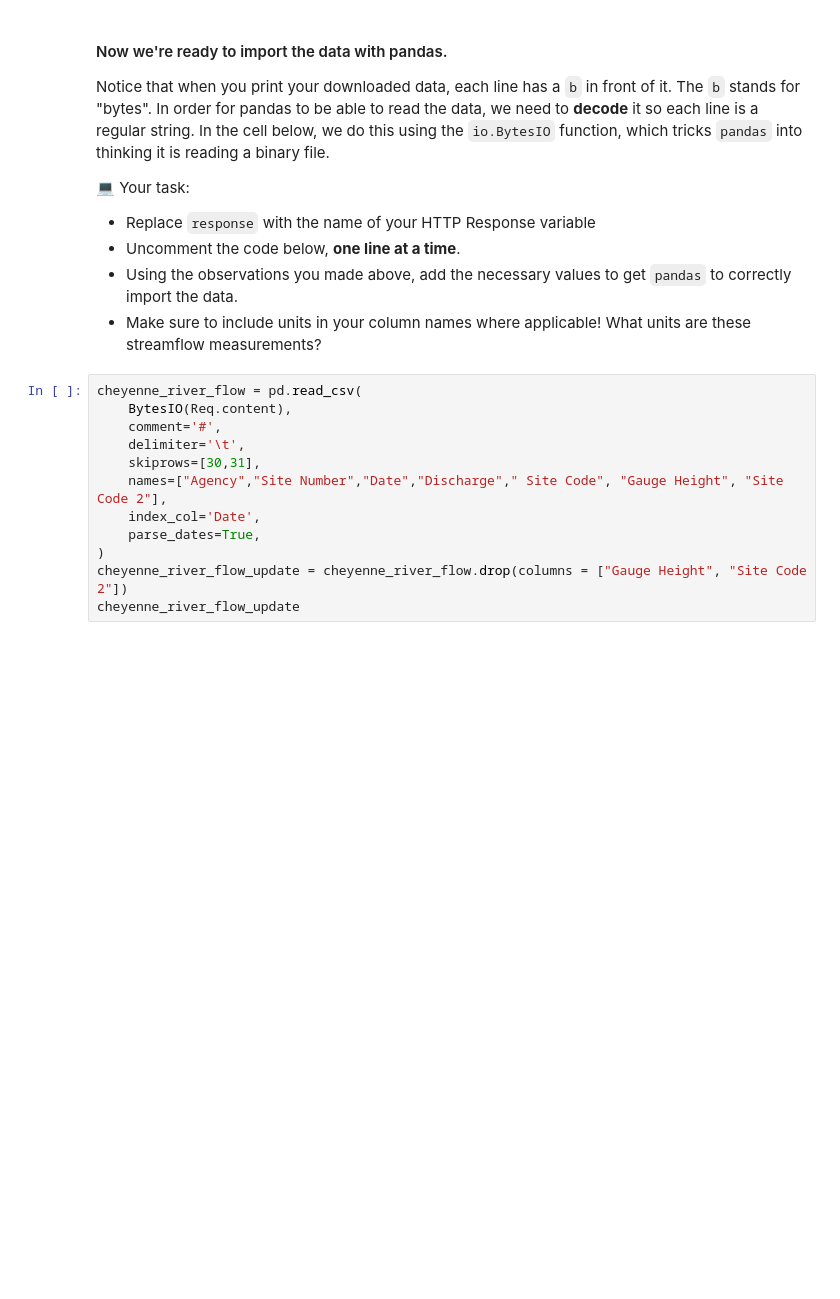
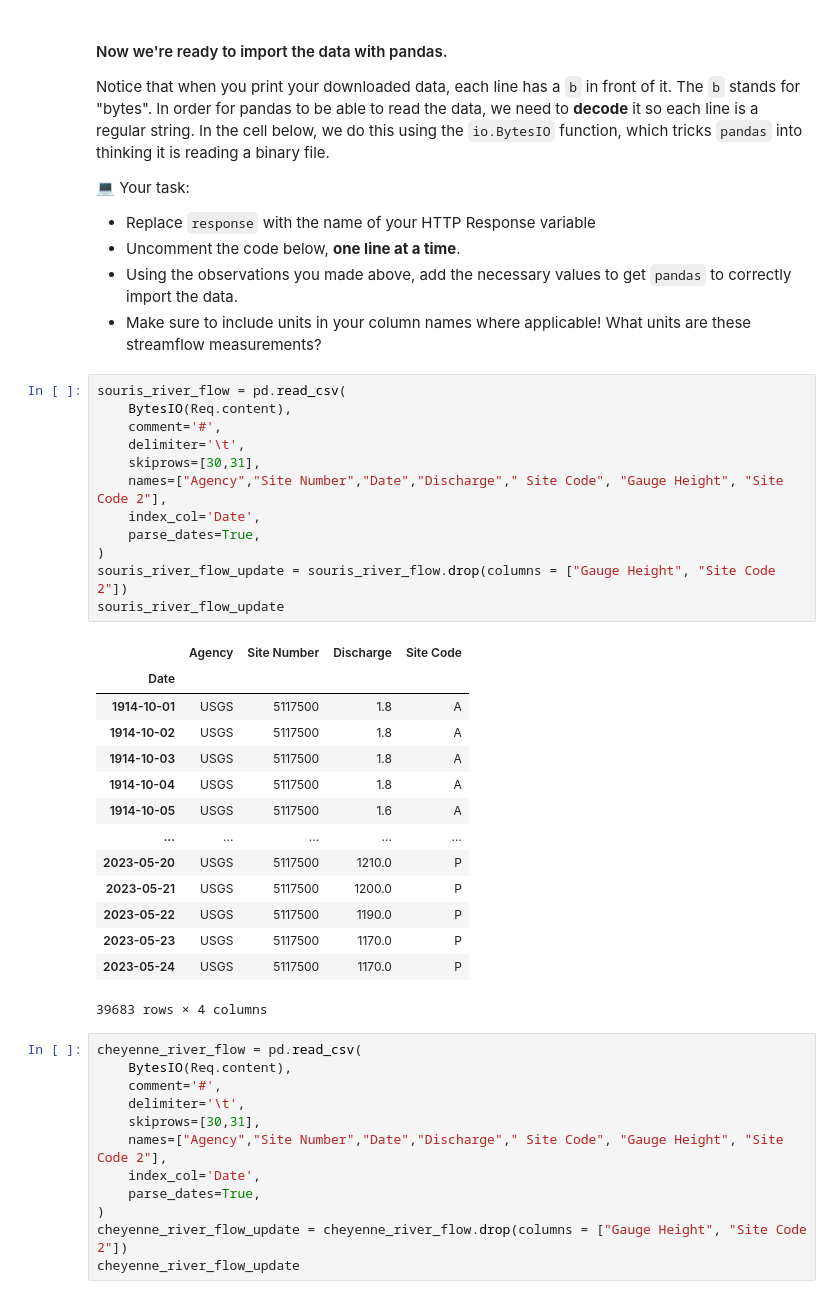
Before and after one commit to TrisDavis/time-series-data-TrisDavis, a Jupyter notebook: stars-02-time-series.ipynb, the cells around one changed output. Drawn from its saved outputs; the diff is of its cells as text; blank space fills up the shorter version.

```diff
--- a/stars-02-time-series.ipynb
+++ b/stars-02-time-series.ipynb
@@ -292,6 +292,33 @@ Notice that when you print your downloaded data, each line has a `b` in front of
   * Uncomment the code below, **one line at a time**.
   * Using the observations you made above, add the necessary values to get `pandas` to correctly import the data.
   * Make sure to include units in your column names where applicable! What units are these streamflow measurements?
+# %%
+souris_river_flow = pd.read_csv(
+    BytesIO(Req.content),
+    comment='#',
+    delimiter='\t',
+    skiprows=[30,31],
+    names=["Agency","Site Number","Date","Discharge"," Site Code", "Gauge Height", "Site Code 2"],
+    index_col='Date',
+    parse_dates=True,
+)
+souris_river_flow_update = souris_river_flow.drop(columns = ["Gauge Height", "Site Code 2"])
+souris_river_flow_update
+# %% [output]
+|  | Agency | Site Number | Discharge | Site Code |
+| Date |  |  |  |  |
+| 1914-10-01 | USGS | 5117500 | 1.8 | A |
+| 1914-10-02 | USGS | 5117500 | 1.8 | A |
+| 1914-10-03 | USGS | 5117500 | 1.8 | A |
+| 1914-10-04 | USGS | 5117500 | 1.8 | A |
+| 1914-10-05 | USGS | 5117500 | 1.6 | A |
+| ... | ... | ... | ... | ... |
+| 2023-05-20 | USGS | 5117500 | 1210.0 | P |
+| 2023-05-21 | USGS | 5117500 | 1200.0 | P |
+| 2023-05-22 | USGS | 5117500 | 1190.0 | P |
+| 2023-05-23 | USGS | 5117500 | 1170.0 | P |
+| 2023-05-24 | USGS | 5117500 | 1170.0 | P |
+39683 rows × 4 columns
 # %%
 cheyenne_river_flow = pd.read_csv(
     BytesIO(Req.content),
```
Also changed, not shown: parts of 8 cells of this notebook.
